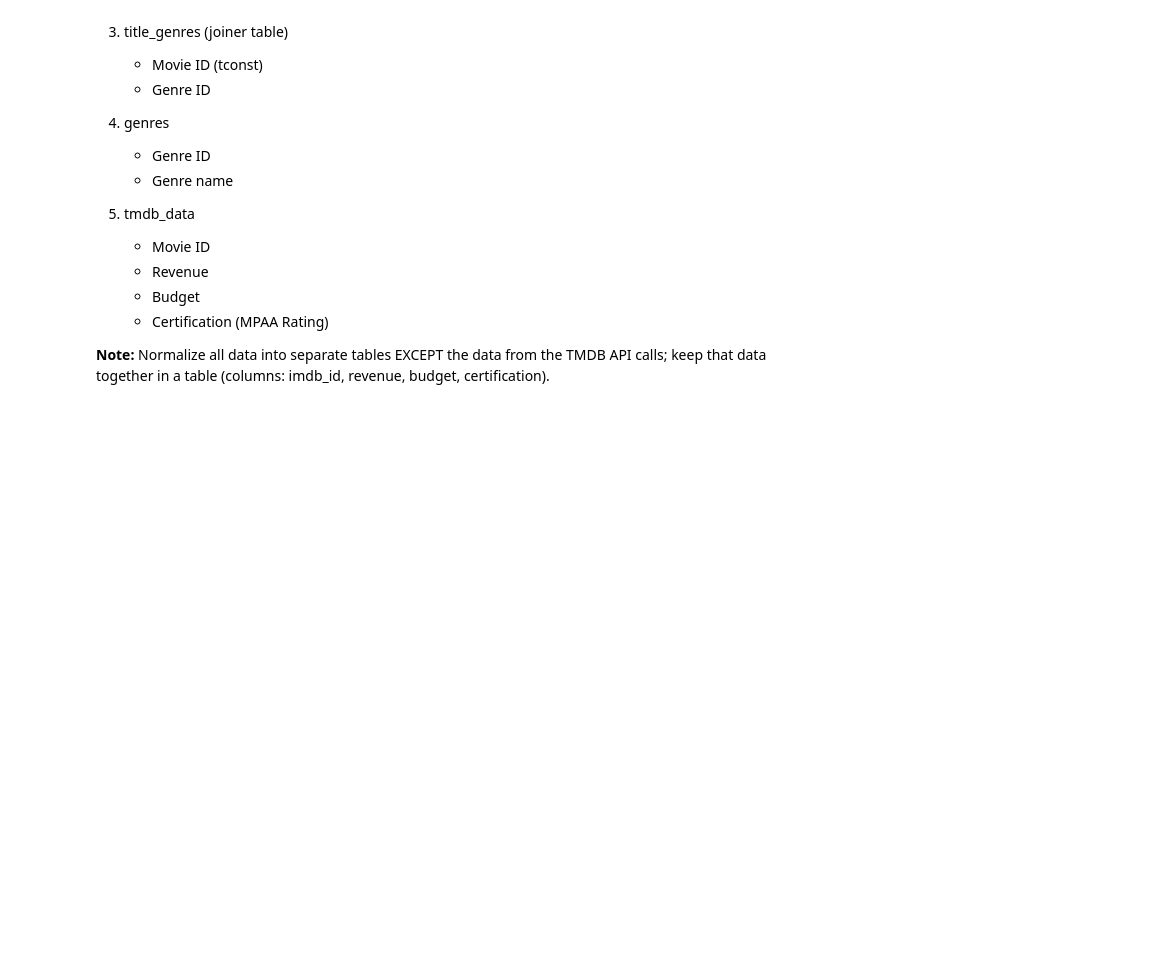
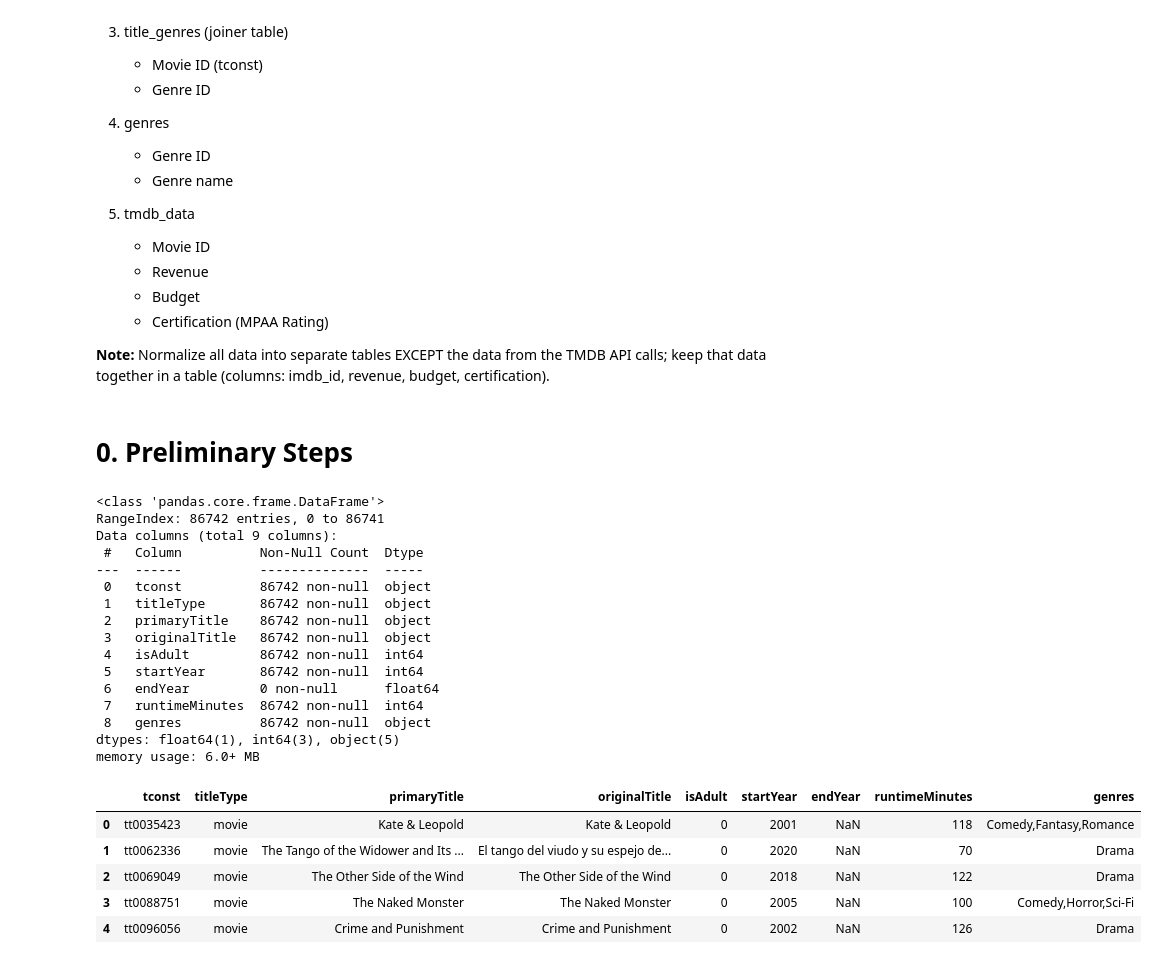
Before and after one commit to kellianneyang/movies-profitability-project, a Jupyter notebook: part3_mysql_database.ipynb, the cells around one changed output. Drawn from its saved outputs; the diff is of its cells as text; code cells hidden in the pictures; blank space fills up the shorter version.

```diff
--- a/part3_mysql_database.ipynb
+++ b/part3_mysql_database.ipynb
@@ -38,3 +38,5 @@ Include the following tables in a new MySQL databse called "movies":
 
 
 **Note:** Normalize all data into separate tables EXCEPT the data from the TMDB API calls; keep that data together in a table (columns: imdb_id, revenue, budget, certification).
+# %% [markdown]
+# 0. Preliminary Steps
@@ -40,0 +46,30 @@ Include the following tables in a new MySQL databse called "movies":
+# %%
+# import title basics csv
+title_basics = pd.read_csv("Data/title_basics.csv.gz")
+
+# check
+title_basics.info()
+title_basics.head()
+# %% [output]
+<class 'pandas.core.frame.DataFrame'>
+RangeIndex: 86742 entries, 0 to 86741
+Data columns (total 9 columns):
+ #   Column          Non-Null Count  Dtype
+---  ------          --------------  -----
+ 0   tconst          86742 non-null  object
+ 1   titleType       86742 non-null  object
+ 2   primaryTitle    86742 non-null  object
+ 3   originalTitle   86742 non-null  object
+ 4   isAdult         86742 non-null  int64
+ 5   startYear       86742 non-null  int64
+ 6   endYear         0 non-null      float64
+ 7   runtimeMinutes  86742 non-null  int64
+ 8   genres          86742 non-null  object
+dtypes: float64(1), int64(3), object(5)
+memory usage: 6.0+ MB
+|  | tconst | titleType | primaryTitle | originalTitle | isAdult | startYear | endYear | runtimeMinutes | genres |
+| 0 | tt0035423 | movie | Kate & Leopold | Kate & Leopold | 0 | 2001 | NaN | 118 | Comedy,Fantasy,Romance |
+| 1 | tt0062336 | movie | The Tango of the Widower and Its ... | El tango del viudo y su espejo de... | 0 | 2020 | NaN | 70 | Drama |
+| 2 | tt0069049 | movie | The Other Side of the Wind | The Other Side of the Wind | 0 | 2018 | NaN | 122 | Drama |
+| 3 | tt0088751 | movie | The Naked Monster | The Naked Monster | 0 | 2005 | NaN | 100 | Comedy,Horror,Sci-Fi |
+| 4 | tt0096056 | movie | Crime and Punishment | Crime and Punishment | 0 | 2002 | NaN | 126 | Drama |
```
Also changed, not shown: parts of 33 cells of this notebook.
